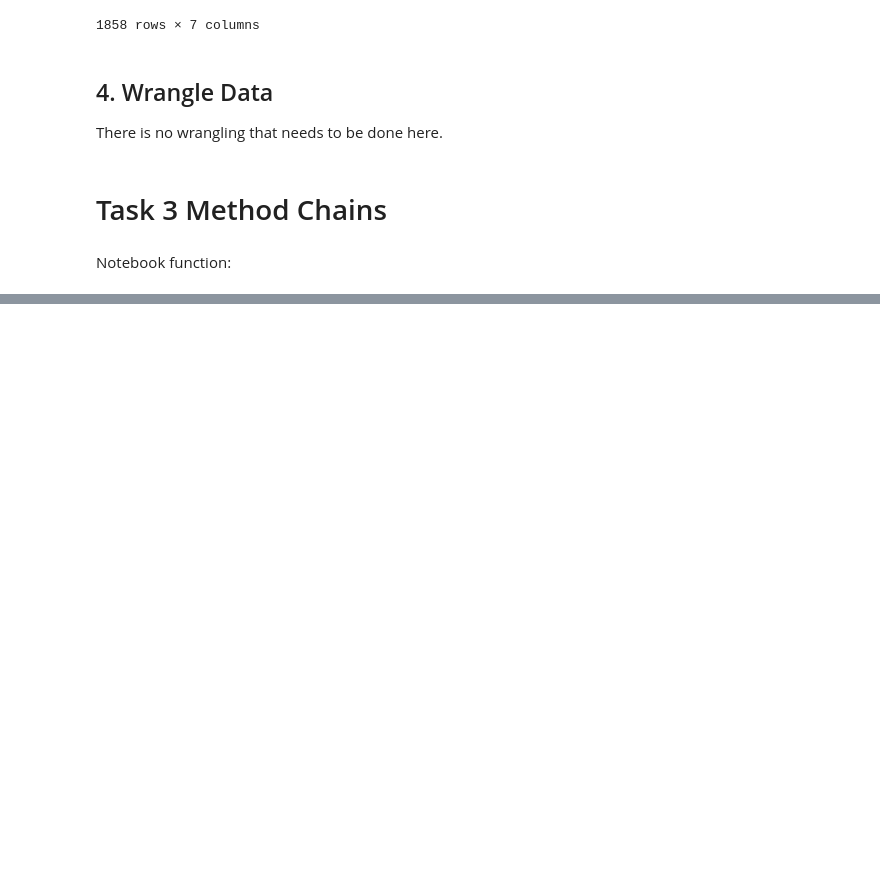
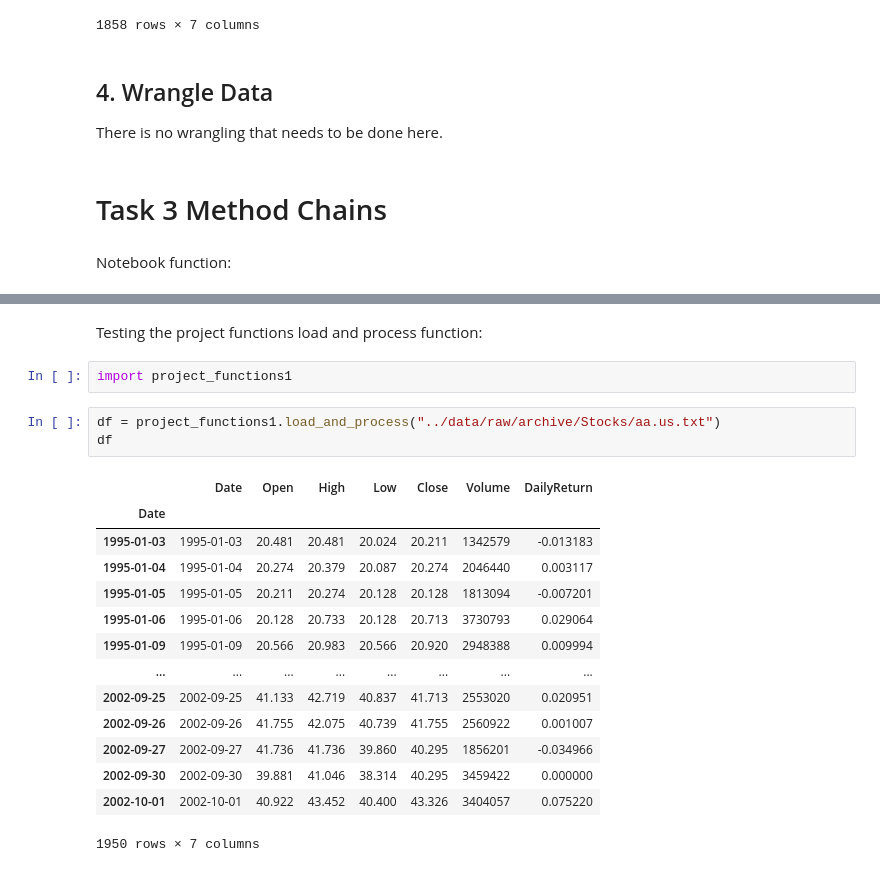
Before and after one commit to ubco-W2021T1-data301/project-group21-project, a Jupyter notebook: notebooks/analysis1.ipynb, the cells around one changed output, grey strips where cells are left out. Saved outputs shown, nothing was run; the diff lists cells and outputs as text; blank space fills up the shorter version.

Commit message:
Added function1 module

```diff
--- a/notebooks/analysis1.ipynb
+++ b/notebooks/analysis1.ipynb
@@ -493,3 +493,25 @@ BAC_df
 | 2002-09-30 | 2002-09-30 | 29.6410 | 30.0160 | 28.6880 | 29.5170 | 17550963 | -0.004519 |
 | 2002-10-01 | 2002-10-01 | 29.5260 | 30.7060 | 29.3390 | 30.6000 | 13674695 | 0.036691 |
 1949 rows × 7 columns
+# %% [markdown]
+Testing the project functions load and process function:
+# %%
+import project_functions1
+# %%
+df = project_functions1.load_and_process("../data/raw/archive/Stocks/aa.us.txt")
+df
+# %% [output]
+|  | Date | Open | High | Low | Close | Volume | DailyReturn |
+| Date |  |  |  |  |  |  |  |
+| 1995-01-03 | 1995-01-03 | 20.481 | 20.481 | 20.024 | 20.211 | 1342579 | -0.013183 |
+| 1995-01-04 | 1995-01-04 | 20.274 | 20.379 | 20.087 | 20.274 | 2046440 | 0.003117 |
+| 1995-01-05 | 1995-01-05 | 20.211 | 20.274 | 20.128 | 20.128 | 1813094 | -0.007201 |
+| 1995-01-06 | 1995-01-06 | 20.128 | 20.733 | 20.128 | 20.713 | 3730793 | 0.029064 |
+| 1995-01-09 | 1995-01-09 | 20.566 | 20.983 | 20.566 | 20.920 | 2948388 | 0.009994 |
+| ... | ... | ... | ... | ... | ... | ... | ... |
+| 2002-09-25 | 2002-09-25 | 41.133 | 42.719 | 40.837 | 41.713 | 2553020 | 0.020951 |
+| 2002-09-26 | 2002-09-26 | 41.755 | 42.075 | 40.739 | 41.755 | 2560922 | 0.001007 |
+| 2002-09-27 | 2002-09-27 | 41.736 | 41.736 | 39.860 | 40.295 | 1856201 | -0.034966 |
+| 2002-09-30 | 2002-09-30 | 39.881 | 41.046 | 38.314 | 40.295 | 3459422 | 0.000000 |
+| 2002-10-01 | 2002-10-01 | 40.922 | 43.452 | 40.400 | 43.326 | 3404057 | 0.075220 |
+1950 rows × 7 columns
```
Also changed, not shown: parts of 2 cells of this notebook, 1 other file.
